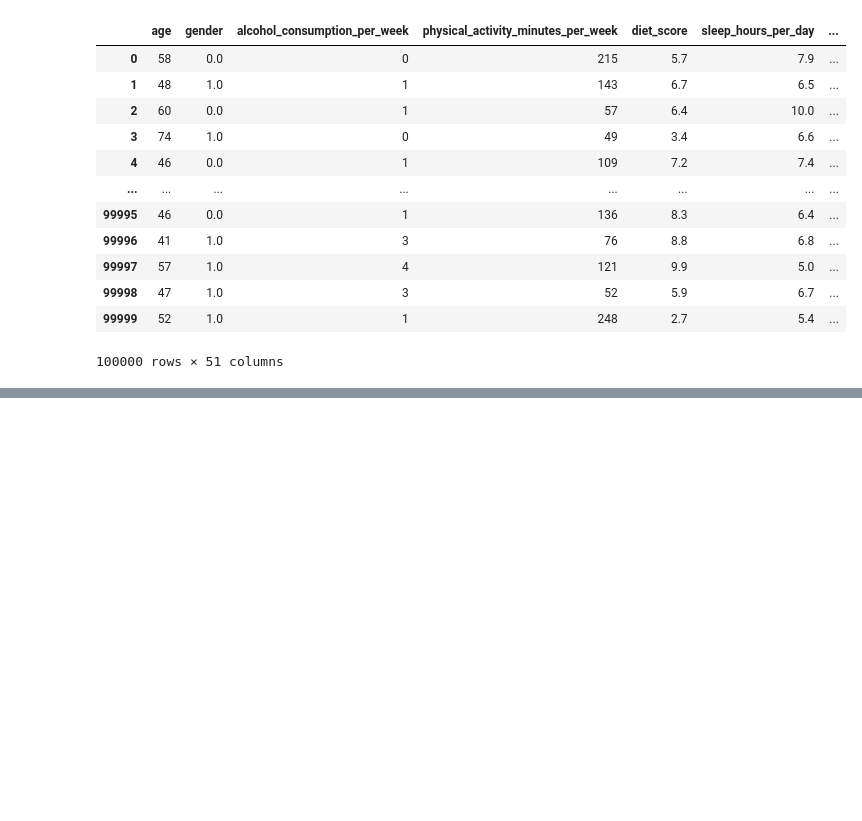
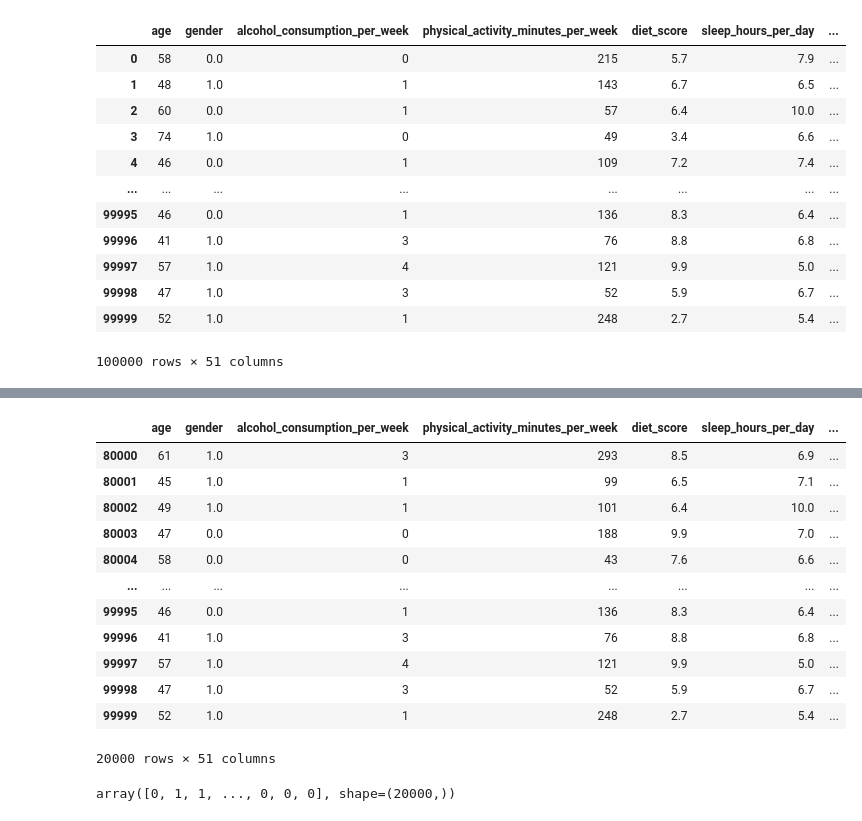
Before and after one commit to plamensve/ML_FINAL_PROJECT, a Jupyter notebook: 03_model_training.ipynb, the cells around one changed output, grey strips where cells are left out. Drawn from its saved outputs; the diff is of its cells as text; code cells hidden in the pictures; blank space fills up the shorter version.

Commit message:
ADD: dataset splitted 80k/20k

```diff
--- a/03_model_training.ipynb
+++ b/03_model_training.ipynb
@@ -28,6 +28,10 @@ data
 | 99998 | 47 | 1.0 | 3 | 52 | 5.9 | 6.7 | ... |
 | 99999 | 52 | 1.0 | 1 | 248 | 2.7 | 5.4 | ... |
 100000 rows × 51 columns
+# %%
+# Split dataset - 80K rows for model training and 20K for prediction and comparison
+last_20_k = data.tail(20000)
+data = data.iloc[:-20000]
 # %%
 X = data.drop(columns='target')
 y = data['target']
@@ -67,0 +71,16 @@ print(scores.mean())
+# %%
+last_20_k
+# %% [output]
+|  | age | gender | alcohol_consumption_per_week | physical_activity_minutes_per_week | diet_score | sleep_hours_per_day | ... |
+| 80000 | 61 | 1.0 | 3 | 293 | 8.5 | 6.9 | ... |
+| 80001 | 45 | 1.0 | 1 | 99 | 6.5 | 7.1 | ... |
+| 80002 | 49 | 1.0 | 1 | 101 | 6.4 | 10.0 | ... |
+| 80003 | 47 | 0.0 | 0 | 188 | 9.9 | 7.0 | ... |
+| 80004 | 58 | 0.0 | 0 | 43 | 7.6 | 6.6 | ... |
+| ... | ... | ... | ... | ... | ... | ... | ... |
+| 99995 | 46 | 0.0 | 1 | 136 | 8.3 | 6.4 | ... |
+| 99996 | 41 | 1.0 | 3 | 76 | 8.8 | 6.8 | ... |
+| 99997 | 57 | 1.0 | 4 | 121 | 9.9 | 5.0 | ... |
+| 99998 | 47 | 1.0 | 3 | 52 | 5.9 | 6.7 | ... |
+| 99999 | 52 | 1.0 | 1 | 248 | 2.7 | 5.4 | ... |
+20000 rows × 51 columns
@@ -67,0 +91,5 @@ print(scores.mean())
+# %%
+prediction = model.predict(X_last_20_k)
+prediction
+# %% [output]
+array([0, 1, 1, ..., 0, 0, 0], shape=(20000,))
```
Also changed, not shown: parts of 7 cells of this notebook, 2 other files.
